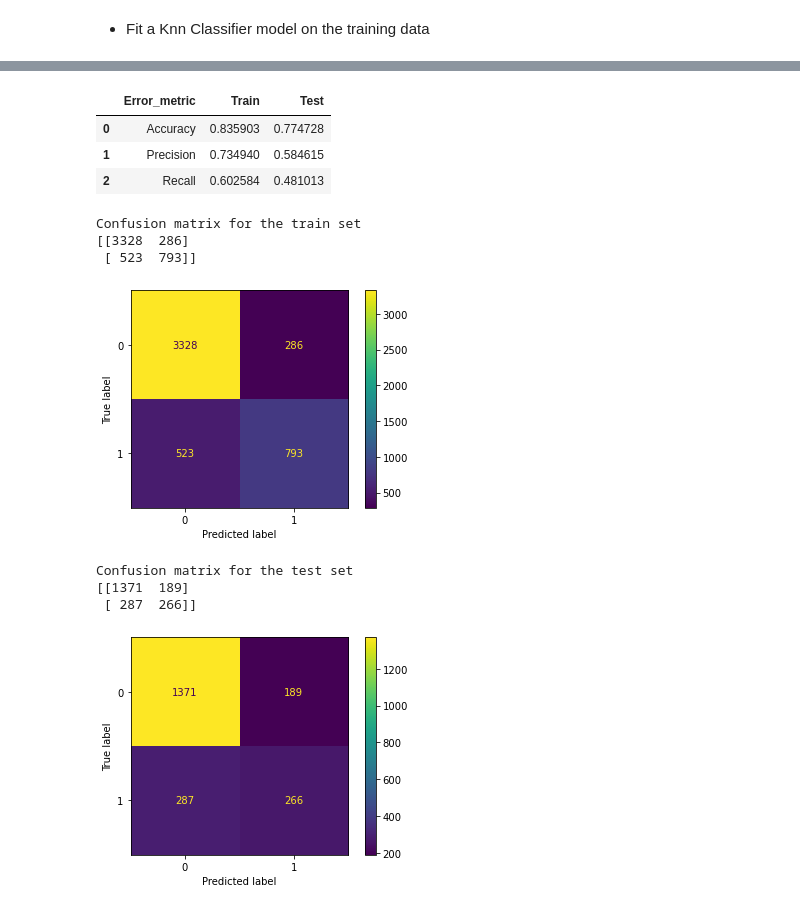
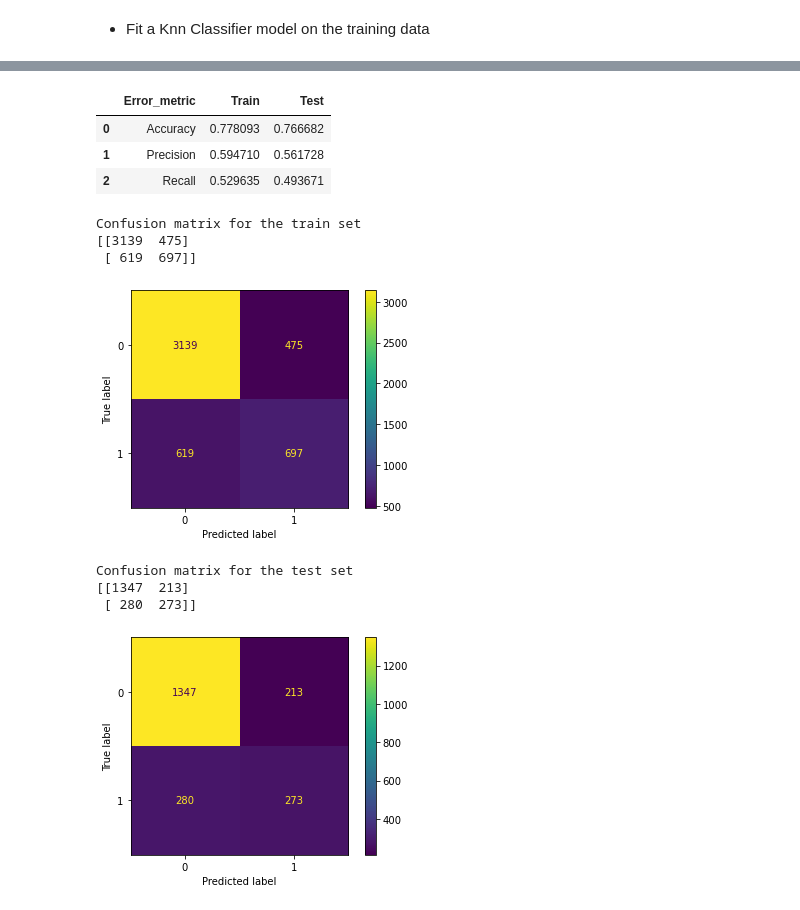
Before and after one commit to ZZN0412/LABS, a Jupyter notebook: Classification_Handling_Logistic_Regression_Imbalanced_data.ipynb, the cells around one changed output, grey strips where cells are left out. Drawn from its saved outputs; the diff is of its cells as text; code cells hidden in the pictures.

```diff
--- a/Classification_Handling_Logistic_Regression_Imbalanced_data.ipynb
+++ b/Classification_Handling_Logistic_Regression_Imbalanced_data.ipynb
@@ -250,9 +245,9 @@ churnData = standardize(churnData)
 # %% [markdown]
 - Fit a logistic Regression model on the training data.
 # %%
-def logistic_regression_model(churnData):
+def logistic_regression_model(X_train, X_test):
 
-    trans = PowerTransformer()
+    trans = PowerTransformer() # The same as standard scaler
 
     trans.fit(X_train)
 
@@ -273,7 +268,6 @@ def logistic_regression_model(churnData):
                                'Test': [accuracy_score(y_test, y_pred_test_log),
                                         precision_score(y_test, y_pred_test_log),
                                         recall_score(y_test, y_pred_test_log)]})
-
     display(performance_log)
 
     print()
@@ -290,7 +284,8 @@ def logistic_regression_model(churnData):
     plot_confusion_matrix(log_model,X_test_mod,y_test, values_format = 'd')
     plt.show()
 
-churnData = logistic_regression_model(churnData)
+    return performance_log, y_pred_train_log, y_pred_test_log
+performance_log, y_pred_train_log, y_pred_test_log = logistic_regression_model(X_train, X_test)
 # %% [output]
 |  | Error_metric | Train | Test |
 | 0 | Accuracy | 0.794320 | 0.786086 |
@@ -308,0 +455,10 @@ Confusion matrix for the test set
+# %%
+def hot_coding_categorical_variables(churnData):
+    categoricals_features= churnData.select_dtypes("object")
+    print(categoricals_features)
+
+    churnData_complete=pd.get_dummies(categoricals_features, drop_first=True)
+    print(categoricals_features)
+
+    return churnData_complete
+churnData_complete = hot_coding_categorical_variables(churnData)
@@ -309,55 +499,69 @@ Confusion matrix for the test set
+# %%
+def define_x_y(churnData_complete):
+    X = churnData_complete.drop(columns=['Churn_Yes'], axis = 1)
+    y = churnData_complete['Churn_Yes']
+    return X, y
+X,y = define_x_y(churnData_complete)
+# %%
+def data_splitting(X,y):
+    X_train, X_test, y_train, y_test = train_test_split(X, y, test_size=0.30, random_state=0)
+
+    X_train = pd.DataFrame(X_train, columns=X.columns)
+    X_test  = pd.DataFrame(X_test, columns=X.columns)
+    return X_train, X_test, y_train, y_test
+X_train, X_test, y_train, y_test = data_splitting(X,y)
 # %%
-def Knn_Classifier_model (churnData):
+def logistic_regression_model(X_train, X_test):
 
-    trans = PowerTransformer()
+    trans = PowerTransformer() # The same as standard scaler
 
     trans.fit(X_train)
 
     X_train_mod = trans.transform(X_train)
     X_test_mod  = trans.transform(X_test)
 
-    log_model = KNeighborsClassifier()
+    log_model = LogisticRegression()
 
     log_model.fit(X_train_mod, y_train)
 
     y_pred_train_log = log_model.predict(X_train_mod)
     y_pred_test_log = log_model.predict(X_test_mod)
 
     performance_log = pd.DataFrame({'Error_metric': ['Accuracy','Precision','Recall'],
                                'Train': [accuracy_score(y_train, y_pred_train_log),
                                          precision_score(y_train, y_pred_train_log),
                                          recall_score(y_train, y_pred_train_log)],
                                'Test': [accuracy_score(y_test, y_pred_test_log),
                                         precision_score(y_test, y_pred_test_log),
                                         recall_score(y_test, y_pred_test_log)]})
-
     display(performance_log)
 
     print()
 
     print("Confusion matrix for the train set")
     print(confusion_matrix(y_train,y_pred_train_log))
     plot_confusion_matrix(log_model,X_train_mod,y_train, values_format = 'd')
     plt.show()
 
     print()
 
     print("Confusion matrix for the test set")
     print(confusion_matrix(y_test, y_pred_test_log))
     plot_confusion_matrix(log_model,X_test_mod,y_test, values_format = 'd')
     plt.show()
 
-churnData = Knn_Classifier_model (churnData)
+    return performance_log
+performance_log = logistic_regression_model(X_train, X_test)
 # %% [output]
 |  | Error_metric | Train | Test |
-| 0 | Accuracy | 0.835903 | 0.774728 |
-| 1 | Precision | 0.734940 | 0.584615 |
-| 2 | Recall | 0.602584 | 0.481013 |
+| 0 | Accuracy | 0.778093 | 0.766682 |
+| 1 | Precision | 0.594710 | 0.561728 |
+| 2 | Recall | 0.529635 | 0.493671 |
 Confusion matrix for the train set
-[[3328  286]
- [ 523  793]]
+[[3139  475]
+ [ 619  697]]
-[figure, old version]
+[figure, new version]
 Confusion matrix for the test set
-[[1371  189]
- [ 287  266]]
+[[1347  213]
+ [ 280  273]]
-[figure, old version]
+[figure, new version]
```
Also changed, not shown: parts of 22 cells of this notebook.
